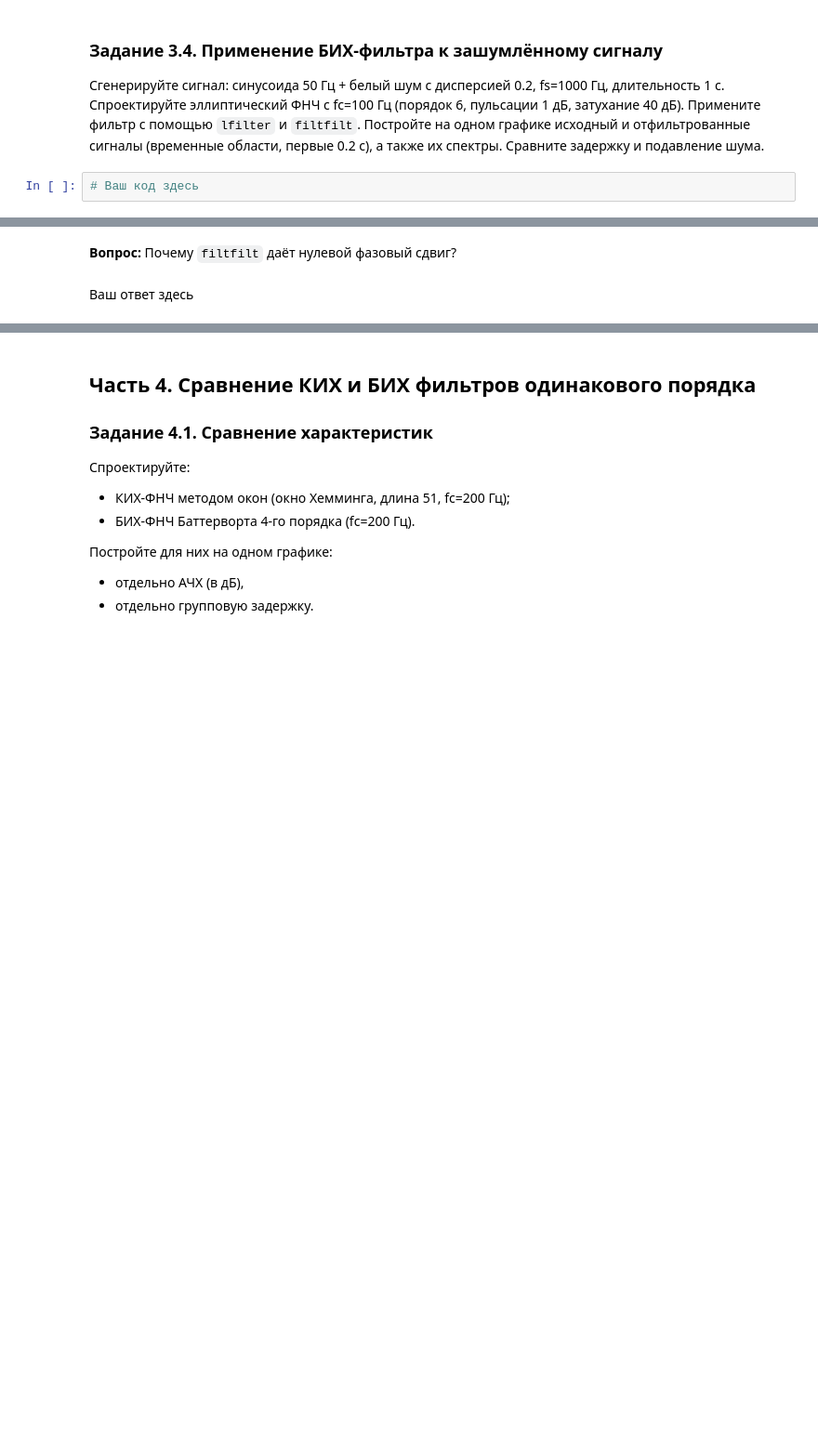
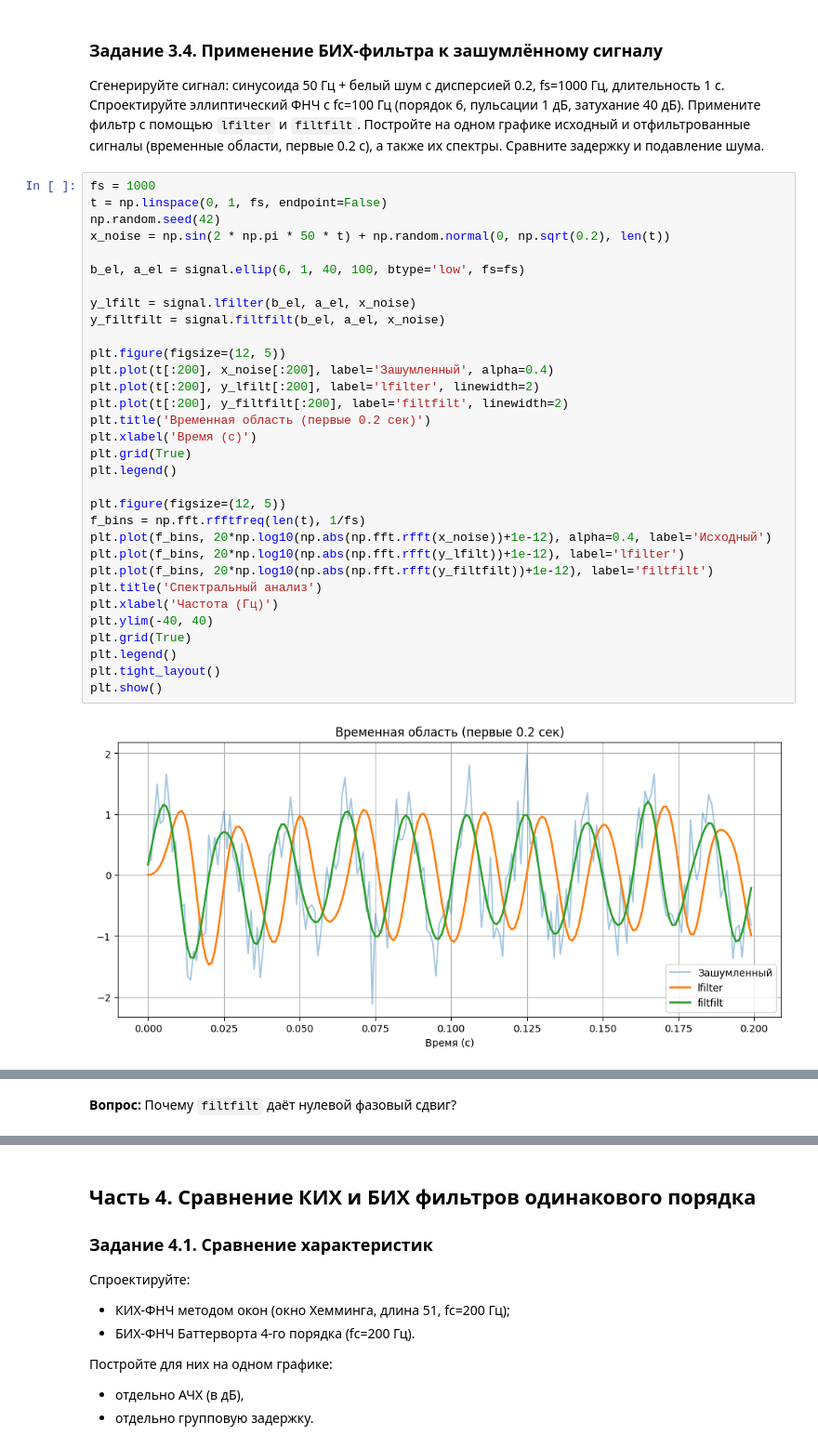
Before and after one commit to Uzema/dsp-seminars, a Jupyter notebook: seminars/6.ipynb, the cells around one changed output, grey strips where cells are left out. Shown at 93% size. Drawn from its saved outputs; the diff is of its cells as text; blank space fills up the shorter version.

```diff
--- a/seminars/6.ipynb
+++ b/seminars/6.ipynb
@@ -479,5 +479,37 @@ plt.show()
 # %% [markdown]
 ### Задание 3.4. Применение БИХ-фильтра к зашумлённому сигналу
 Сгенерируйте сигнал: синусоида 50 Гц + белый шум с дисперсией 0.2, fs=1000 Гц, длительность 1 с. Спроектируйте эллиптический ФНЧ с fc=100 Гц (порядок 6, пульсации 1 дБ, затухание 40 дБ). Примените фильтр с помощью `lfilter` и `filtfilt`. Постройте на одном графике исходный и отфильтрованные сигналы (временные области, первые 0.2 с), а также их спектры. Сравните задержку и подавление шума.
-# %%
-# Ваш код здесь
+# %%
+fs = 1000
+t = np.linspace(0, 1, fs, endpoint=False)
+np.random.seed(42)
+x_noise = np.sin(2 * np.pi * 50 * t) + np.random.normal(0, np.sqrt(0.2), len(t))
+
+b_el, a_el = signal.ellip(6, 1, 40, 100, btype='low', fs=fs)
+
+y_lfilt = signal.lfilter(b_el, a_el, x_noise)
+y_filtfilt = signal.filtfilt(b_el, a_el, x_noise)
+
+plt.figure(figsize=(12, 5))
+plt.plot(t[:200], x_noise[:200], label='Зашумленный', alpha=0.4)
+plt.plot(t[:200], y_lfilt[:200], label='lfilter', linewidth=2)
+plt.plot(t[:200], y_filtfilt[:200], label='filtfilt', linewidth=2)
+plt.title('Временная область (первые 0.2 сек)')
+plt.xlabel('Время (с)')
+plt.grid(True)
+plt.legend()
+
+plt.figure(figsize=(12, 5))
+f_bins = np.fft.rfftfreq(len(t), 1/fs)
+plt.plot(f_bins, 20*np.log10(np.abs(np.fft.rfft(x_noise))+1e-12), alpha=0.4, label='Исходный')
+plt.plot(f_bins, 20*np.log10(np.abs(np.fft.rfft(y_lfilt))+1e-12), label='lfilter')
+plt.plot(f_bins, 20*np.log10(np.abs(np.fft.rfft(y_filtfilt))+1e-12), label='filtfilt')
+plt.title('Спектральный анализ')
+plt.xlabel('Частота (Гц)')
+plt.ylim(-40, 40)
+plt.grid(True)
+plt.legend()
+plt.tight_layout()
+plt.show()
+# %% [output]
+[figure, added]
@@ -484,4 +517,2 @@ plt.show()
 # %% [markdown]
 **Вопрос:** Почему `filtfilt` даёт нулевой фазовый сдвиг?
-# %% [markdown]
-Ваш ответ здесь
```
Also changed, not shown: parts of 2 cells of this notebook.
